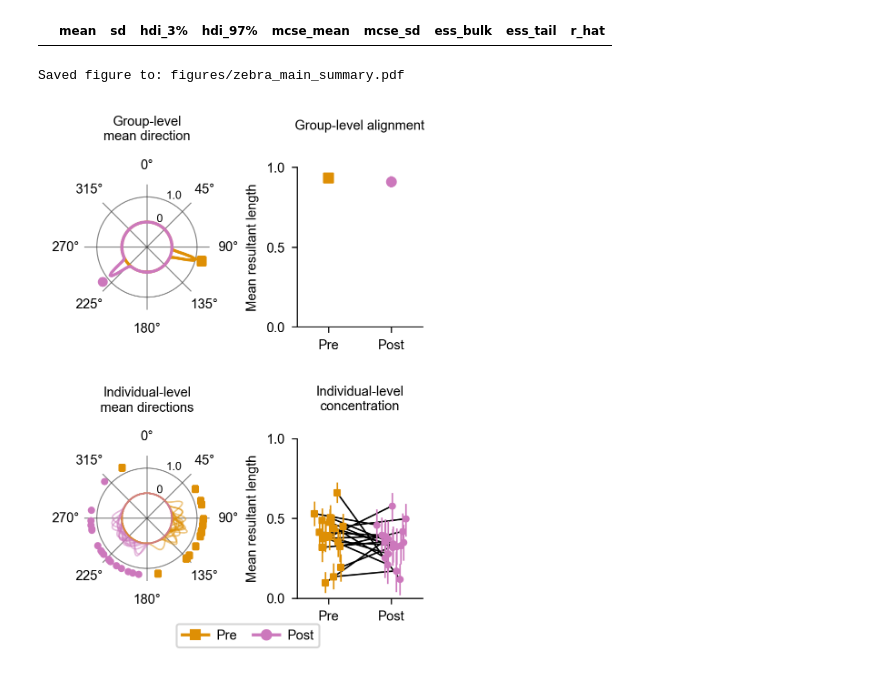
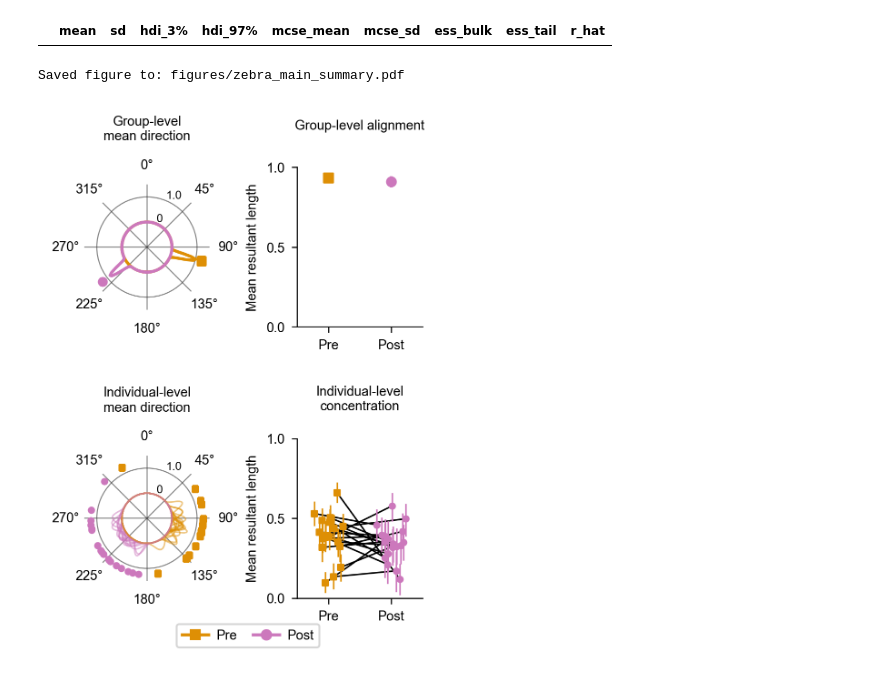
Before and after one commit to jgraving/unwrap, a Jupyter notebook: notebooks/zebra_escape.ipynb, the cells around one changed output. Drawn from its saved outputs; the diff is of its cells as text; code cells hidden in the pictures.

```diff
--- a/notebooks/zebra_escape.ipynb
+++ b/notebooks/zebra_escape.ipynb
@@ -723,7 +723,7 @@ for m_pre, m_post in zip(emp_mu_pre, emp_mu_post):
     if not np.isnan(m_post):
         ax_mu_ind.scatter(m_post, r_dot, s=8, color=POST_COLOR, marker=POST_MARK, alpha=1.0, zorder=5)
 
-ax_mu_ind.set_title("Individual-level\nmean directions", pad=10)
+ax_mu_ind.set_title("Individual-level\nmean direction", pad=10)
 
 # ============================================================
 # (4) Individual concentration (paired means + 95% HDIs)
@@ -763,31 +763,31 @@ _despine(ax_R_ind)
 # Make sure tick *lines* are visible on right-column axes
 _restore_ticks(ax_R_group)
 _restore_ticks(ax_R_ind)
 
 # ============================================================
 # Legend (compact, no overlap)
 #   - ONE entry each: line + marker together
 # ============================================================
 from matplotlib.lines import Line2D
 handles = [
     Line2D([0], [0], color=PRE_COLOR,  lw=1.6, marker=PRE_MARK,  markersize=5, label="Pre"),
     Line2D([0], [0], color=POST_COLOR, lw=1.6, marker=POST_MARK, markersize=5, label="Post"),
 ]
 fig.legend(handles=handles, loc="lower center", ncol=2, frameon=True,
            bbox_to_anchor=(0.5, 0.01), columnspacing=1.2, handletextpad=0.6)
 
 plt.tight_layout()
 
 # ----------------------------
 # Save
 # ----------------------------
 out_dir = "figures"
 os.makedirs(out_dir, exist_ok=True)
 out_path = os.path.join(out_dir, "zebra_main_summary.pdf")
 fig.savefig(out_path, dpi=DPI, bbox_inches="tight", pad_inches=0.01)
 print(f"Saved figure to: {out_path}")
 
 plt.show()
 # %% [output]
 Saved figure to: figures/zebra_main_summary.pdf
-[figure, old version]
+[figure, new version]
```
Also changed, not shown: parts of 1 cell of this notebook.
